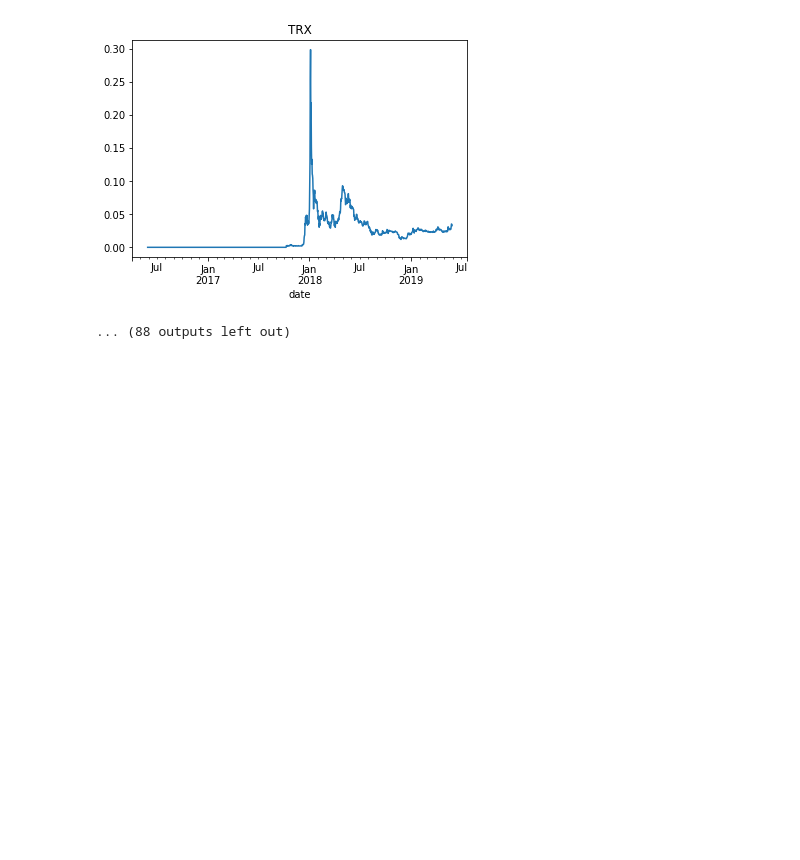
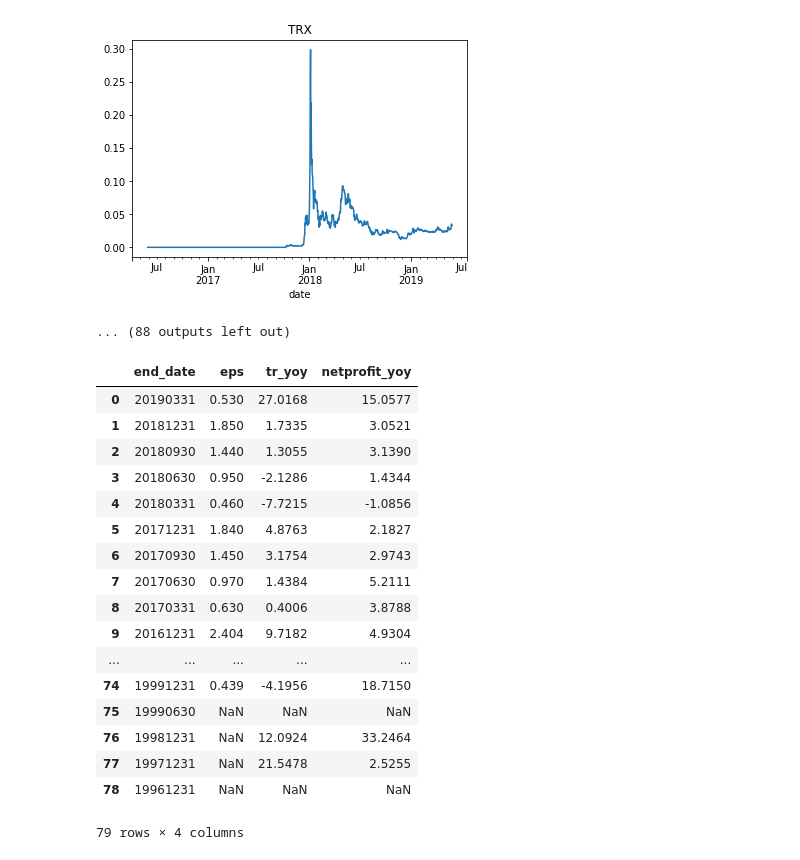
Before and after one commit to sirpipiro/coindr_paper, a Jupyter notebook: Download Data.ipynb, the cells around one changed output. Drawn from its saved outputs; the diff is of its cells as text; code cells hidden in the pictures; blank space fills up the shorter version.

```diff
--- a/Download Data.ipynb
+++ b/Download Data.ipynb
@@ -67,0 +94,4 @@ for i in range(len(tf)):
+# %%
+ts.set_token('e4cba0aba52adb6aef525f4363b9e19e01dc6e02a3b46f97c882b14e')
+# %%
+pro = ts.pro_api()
@@ -67,0 +116,23 @@ for i in range(len(tf)):
+# %%
+df = pro.fina_indicator(ts_code='600000.SH')
+# %%
+df[['end_date', 'eps', 'tr_yoy', 'netprofit_yoy']]
+# %% [output]
+|  | end_date | eps | tr_yoy | netprofit_yoy |
+| 0 | 20190331 | 0.530 | 27.0168 | 15.0577 |
+| 1 | 20181231 | 1.850 | 1.7335 | 3.0521 |
+| 2 | 20180930 | 1.440 | 1.3055 | 3.1390 |
+| 3 | 20180630 | 0.950 | -2.1286 | 1.4344 |
+| 4 | 20180331 | 0.460 | -7.7215 | -1.0856 |
+| 5 | 20171231 | 1.840 | 4.8763 | 2.1827 |
+| 6 | 20170930 | 1.450 | 3.1754 | 2.9743 |
+| 7 | 20170630 | 0.970 | 1.4384 | 5.2111 |
+| 8 | 20170331 | 0.630 | 0.4006 | 3.8788 |
+| 9 | 20161231 | 2.404 | 9.7182 | 4.9304 |
+| ... | ... | ... | ... | ... |
+| 74 | 19991231 | 0.439 | -4.1956 | 18.7150 |
+| 75 | 19990630 | NaN | NaN | NaN |
+| 76 | 19981231 | NaN | 12.0924 | 33.2464 |
+| 77 | 19971231 | NaN | 21.5478 | 2.5255 |
+| 78 | 19961231 | NaN | NaN | NaN |
+79 rows × 4 columns
```
Also changed, not shown: parts of 7 cells of this notebook, 4 other files.
